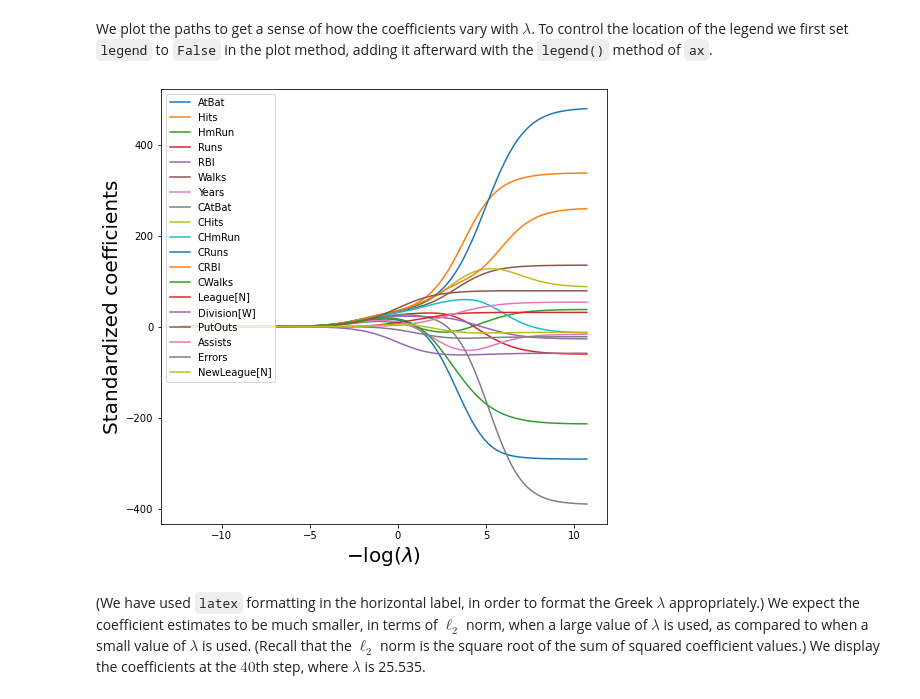
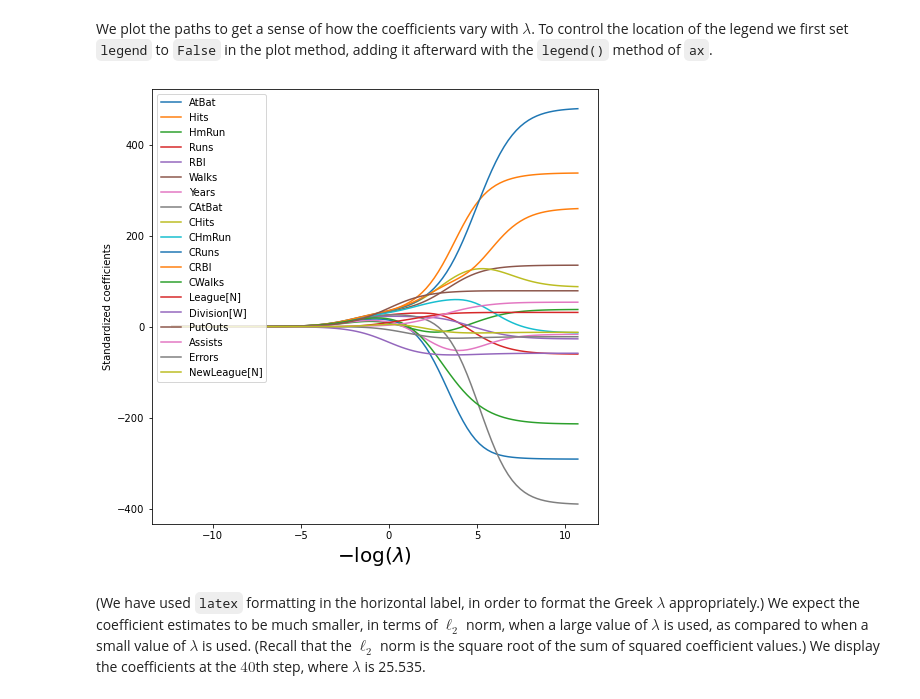
Before and after one commit to jdnmiguel/Applied-ML, a Jupyter notebook: Code/4_linearmodel.ipynb, the cells around one changed output. Saved outputs shown, nothing was run; the diff lists cells and outputs as text; code cells hidden in the pictures.

```diff
--- a/Code/4_linearmodel.ipynb
+++ b/Code/4_linearmodel.ipynb
@@ -449,11 +458,11 @@ plot method, adding it afterward with the `legend()` method of `ax`.
 # %%
 path_fig, ax = subplots(figsize=(8,8))
 soln_path.plot(ax=ax, legend=False)
 ax.set_xlabel('$-\log(\lambda)$', fontsize=20)
-ax.set_ylabel('Standardized coefficients', fontsize=20)
+ax.set_ylabel('Standardized coefficients', fontsize=10)
 ax.legend(loc='upper left');
 # %% [output]
-[figure, old version]
+[figure, new version]
 # %% [markdown]
 (We have used `latex` formatting in the horizontal label, in order to format the Greek $\lambda$ appropriately.)
 We expect the coefficient estimates to be much smaller, in terms of
```
Also changed, not shown: parts of 11 cells of this notebook.
